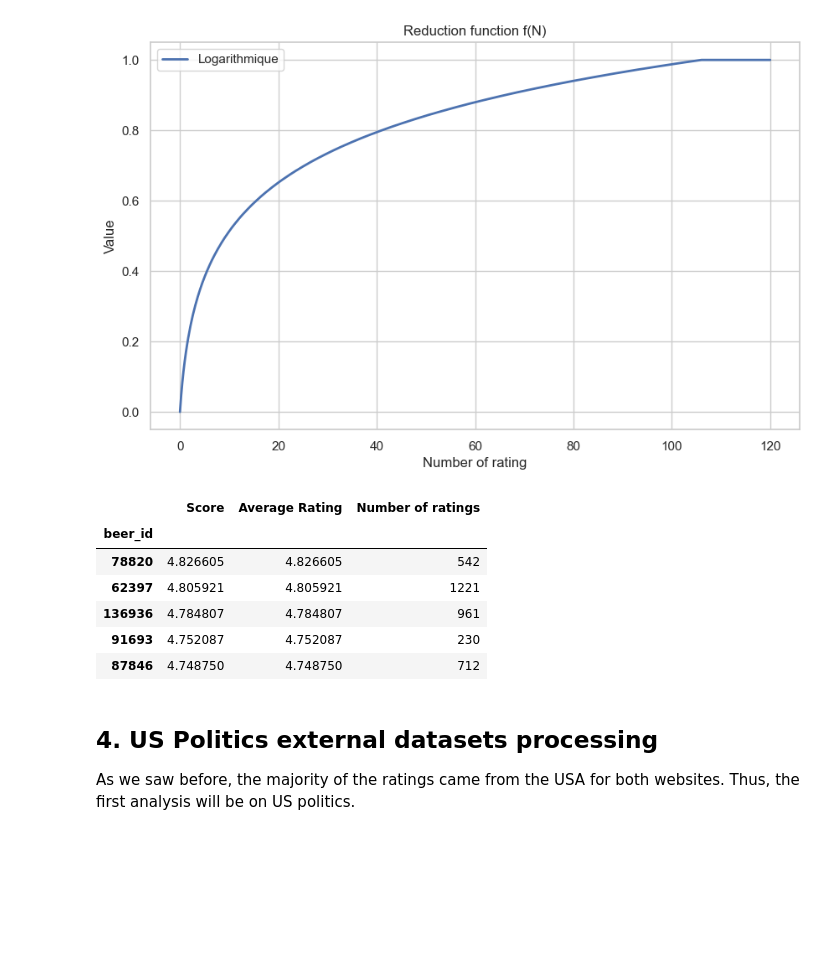
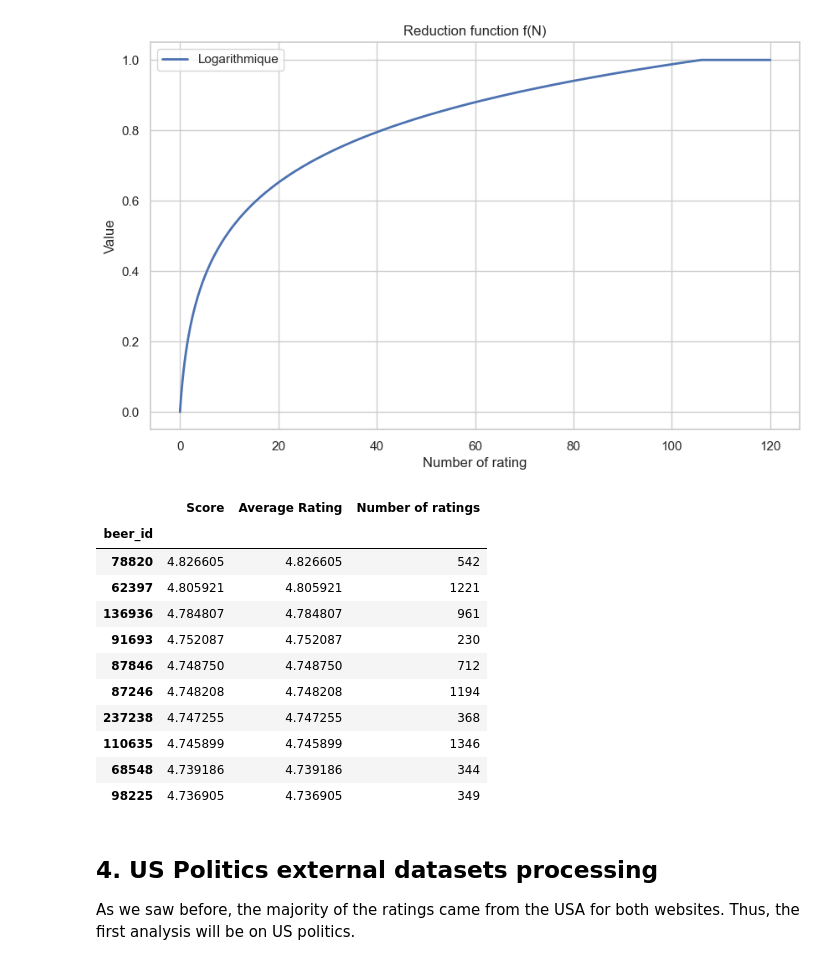
Before and after one commit to epfl-ada/ada-2024-project-casiervert952, a Jupyter notebook: results_SAMUEL.ipynb, the cells around one changed output. Saved outputs shown, nothing was run; the diff lists cells and outputs as text; code cells hidden in the pictures; blank space fills up the shorter version.

```diff
--- a/results_SAMUEL.ipynb
+++ b/results_SAMUEL.ipynb
@@ -501,30 +501,35 @@ show_reduction_function(max_stability_threshold)
 # %%
 from section_3_data_refinement import logarithmic
 
 # compute the R, N for each beer
 R = USA_data.groupby('beer_id')['rating'].mean()
 N = USA_data.groupby('beer_id')['rating'].size()
 
 # compute the score for each beer
 score = R * logarithmic(N,max_stability_threshold)
 
 # adding the score to ratings dataframe
 USA_data['preference_score'] = USA_data['beer_id'].map(score)
 
 # creating a dataframe of beer preferences
 beer_preference = pd.DataFrame({'Score': score, 'Average Rating': R, 'Number of ratings': N})
 beer_preference_sorted = beer_preference.sort_values(by='Score', ascending=False)
 
 # display the 5 best beers
-beer_preference_sorted.head(5)
+beer_preference_sorted.head(10)
 # %% [output]
 |  | Score | Average Rating | Number of ratings |
 | beer_id |  |  |  |
 | 78820 | 4.826605 | 4.826605 | 542 |
 | 62397 | 4.805921 | 4.805921 | 1221 |
 | 136936 | 4.784807 | 4.784807 | 961 |
 | 91693 | 4.752087 | 4.752087 | 230 |
 | 87846 | 4.748750 | 4.748750 | 712 |
+| 87246 | 4.748208 | 4.748208 | 1194 |
+| 237238 | 4.747255 | 4.747255 | 368 |
+| 110635 | 4.745899 | 4.745899 | 1346 |
+| 68548 | 4.739186 | 4.739186 | 344 |
+| 98225 | 4.736905 | 4.736905 | 349 |
 # %% [markdown]
 ## 4. US Politics external datasets processing
 
```
Also changed, not shown: parts of 13 cells of this notebook, 1 other file.
